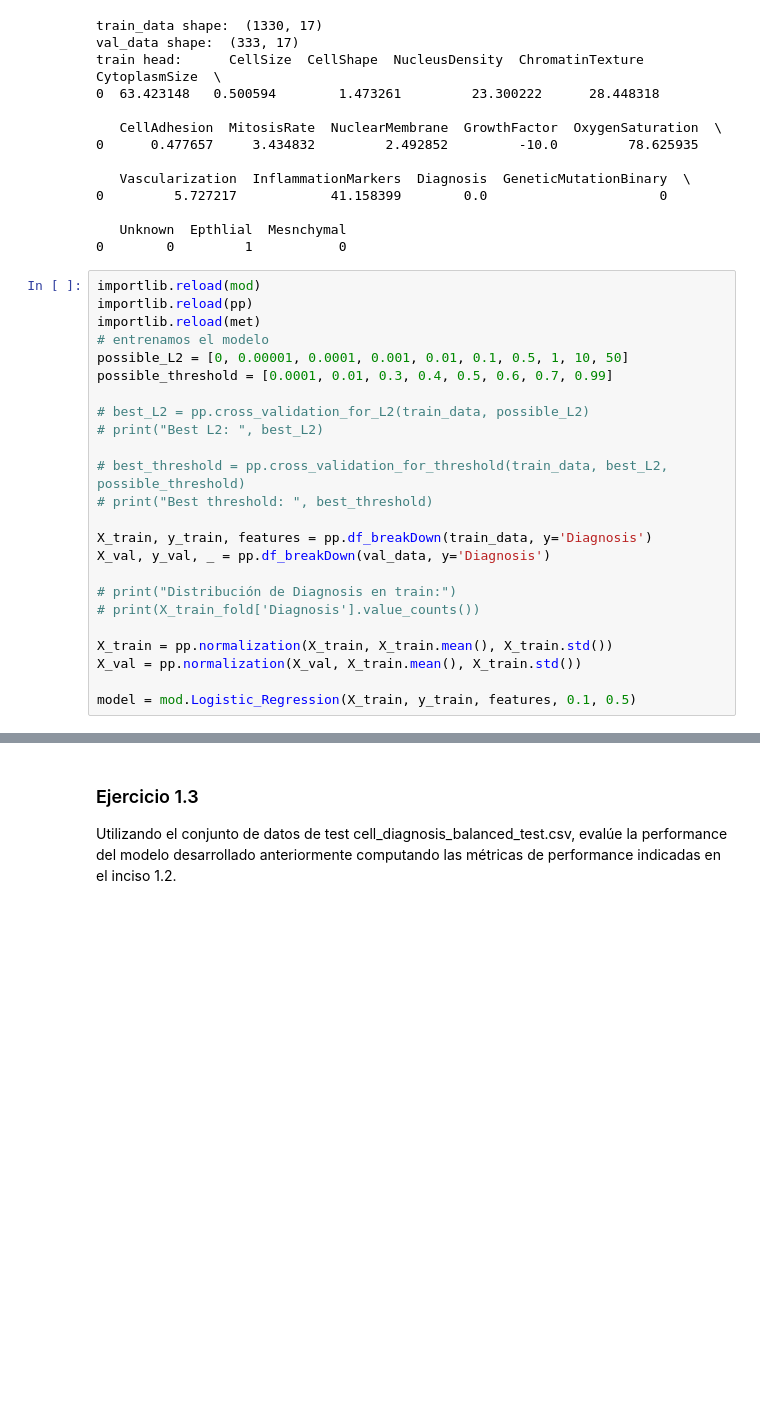
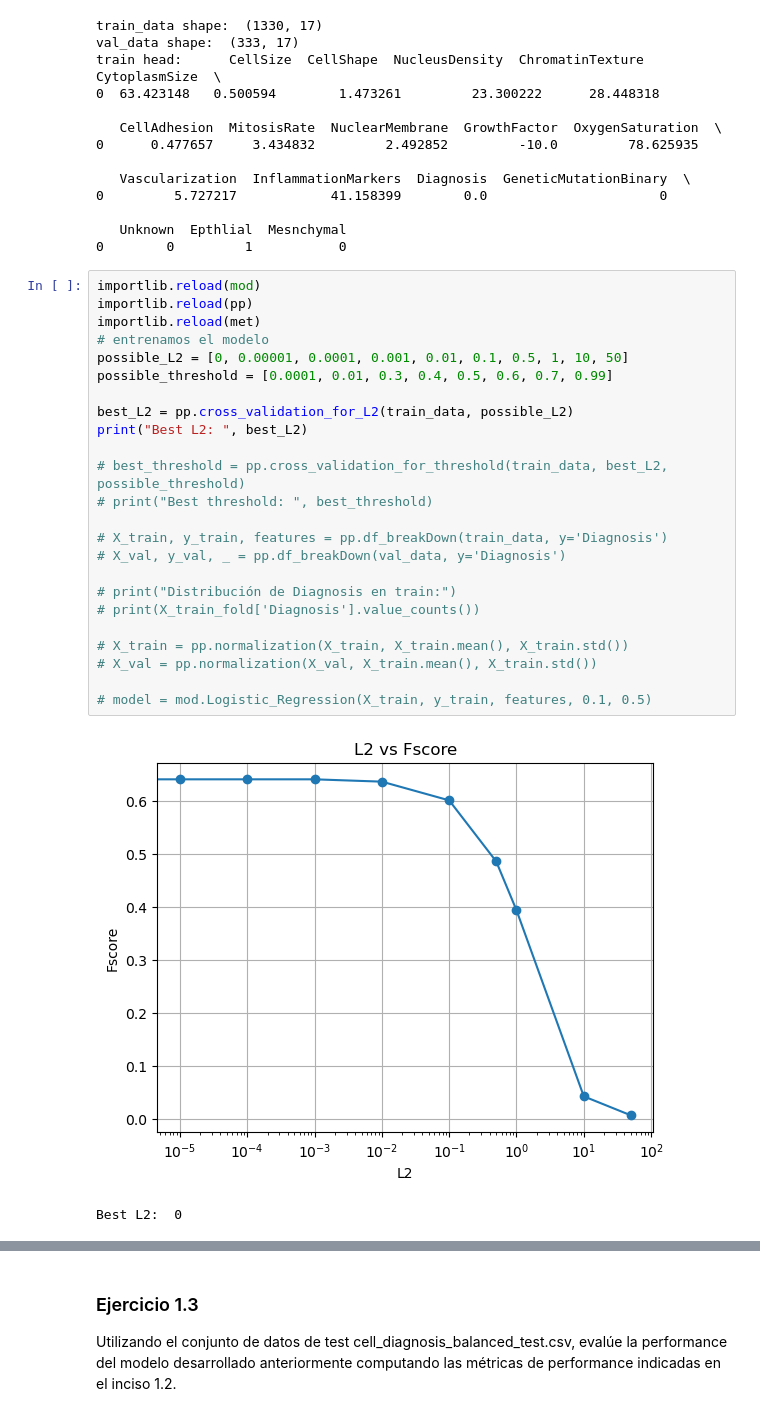
Before and after one commit to felicitasmarolda/MLyDL_TPs, a Jupyter notebook: Marolda_Felicitas_TP2/Marolda_Felicitas_Notebook_TP2.ipynb, the cells around one changed output, grey strips where cells are left out. Cells and saved outputs as stored; diff of their text form; blank space fills up the shorter version.

```diff
--- a/Marolda_Felicitas_TP2/Marolda_Felicitas_Notebook_TP2.ipynb
+++ b/Marolda_Felicitas_TP2/Marolda_Felicitas_Notebook_TP2.ipynb
@@ -143,27 +143,30 @@ train head:      CellSize  CellShape  NucleusDensity  ChromatinTexture  Cytoplas
 # %%
 importlib.reload(mod)
 importlib.reload(pp)
 importlib.reload(met)
 # entrenamos el modelo
 possible_L2 = [0, 0.00001, 0.0001, 0.001, 0.01, 0.1, 0.5, 1, 10, 50]
 possible_threshold = [0.0001, 0.01, 0.3, 0.4, 0.5, 0.6, 0.7, 0.99]
 
-# best_L2 = pp.cross_validation_for_L2(train_data, possible_L2)
-# print("Best L2: ", best_L2)
+best_L2 = pp.cross_validation_for_L2(train_data, possible_L2)
+print("Best L2: ", best_L2)
 
 # best_threshold = pp.cross_validation_for_threshold(train_data, best_L2, possible_threshold)
 # print("Best threshold: ", best_threshold)
 
-X_train, y_train, features = pp.df_breakDown(train_data, y='Diagnosis')
-X_val, y_val, _ = pp.df_breakDown(val_data, y='Diagnosis')
+# X_train, y_train, features = pp.df_breakDown(train_data, y='Diagnosis')
+# X_val, y_val, _ = pp.df_breakDown(val_data, y='Diagnosis')
 
 # print("Distribución de Diagnosis en train:")
 # print(X_train_fold['Diagnosis'].value_counts())
 
-X_train = pp.normalization(X_train, X_train.mean(), X_train.std())
-X_val = pp.normalization(X_val, X_train.mean(), X_train.std())
+# X_train = pp.normalization(X_train, X_train.mean(), X_train.std())
+# X_val = pp.normalization(X_val, X_train.mean(), X_train.std())
 
-model = mod.Logistic_Regression(X_train, y_train, features, 0.1, 0.5)
+# model = mod.Logistic_Regression(X_train, y_train, features, 0.1, 0.5)
+# %% [output]
+[figure, added]
+Best L2:  0
 # %%
 importlib.reload(mod)
 importlib.reload(pp)
```
Also changed, not shown: parts of 7 cells of this notebook, 2 other files.
